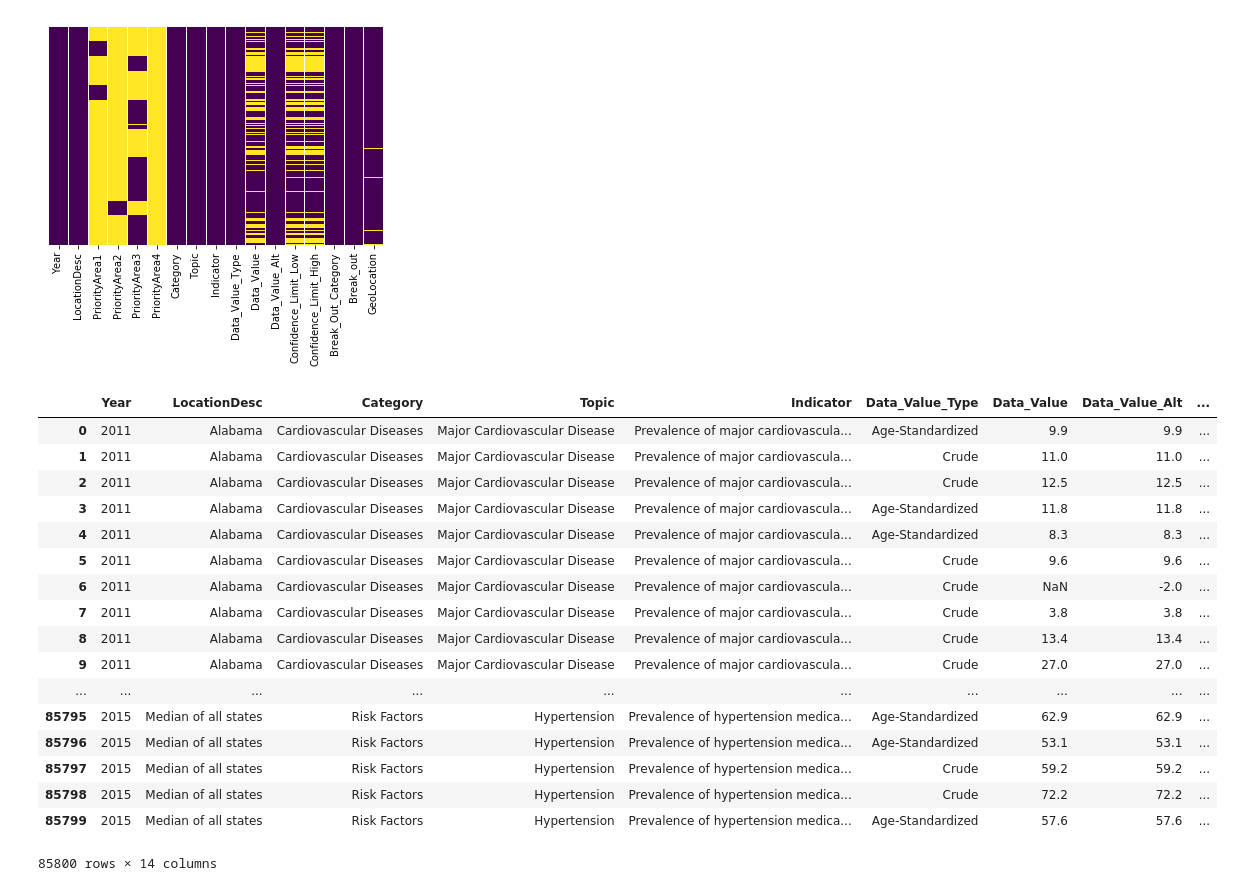
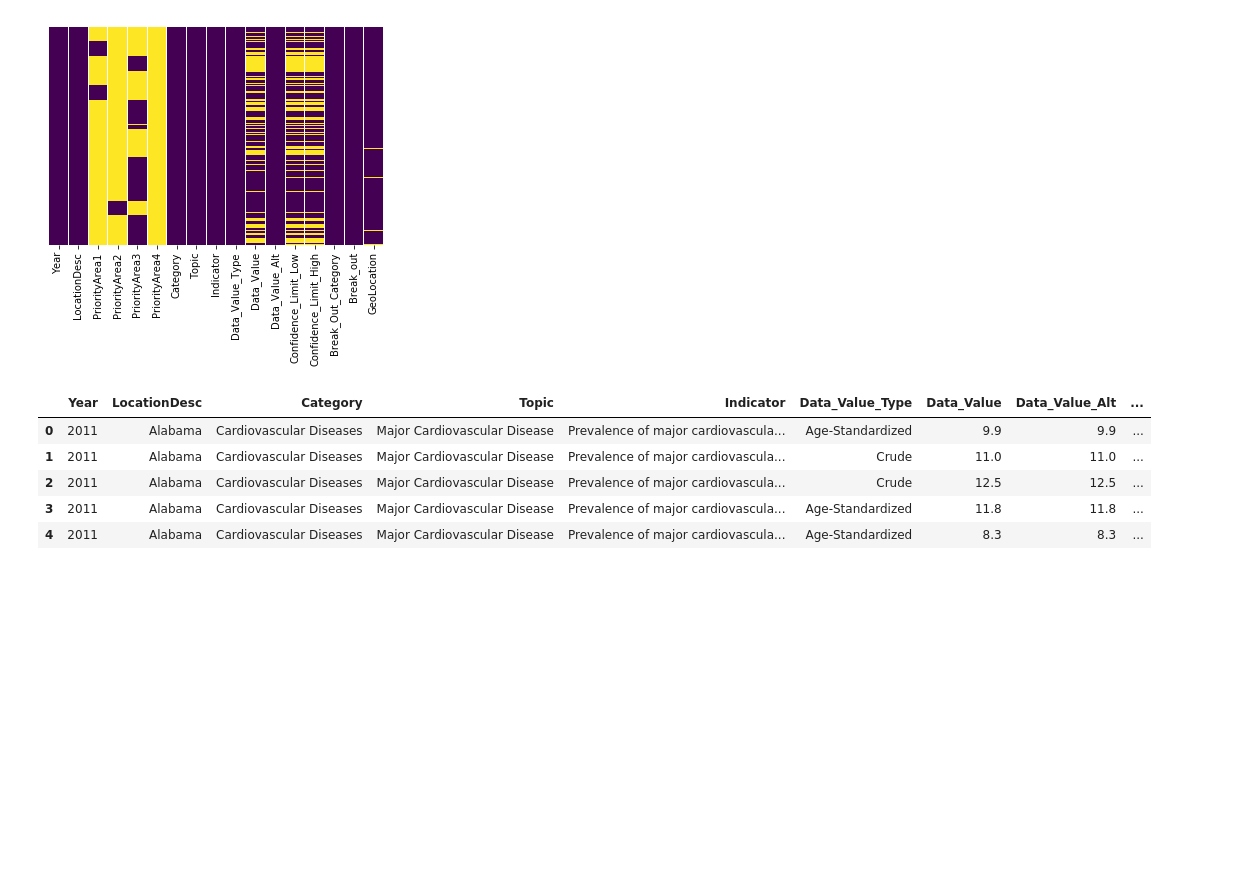
Before and after one commit to jchiu1303/heart_disease_stroke_analysis, a Jupyter notebook: analysis.ipynb, the cells around one changed output. Drawn from its saved outputs; the diff is of its cells as text; code cells hidden in the pictures; blank space fills up the shorter version.

Commit message:
changed some outputs to include .head()

```diff
--- a/analysis.ipynb
+++ b/analysis.ipynb
@@ -168,23 +145,11 @@ df['PriorityArea'] = df[['PriorityArea1', 'PriorityArea2', 'PriorityArea3', 'Pri
 df.drop(['PriorityArea1', 'PriorityArea2', 'PriorityArea3', 'PriorityArea4'], axis=1, inplace=True)
 df['PriorityArea'].replace(r'^\s*$', np.nan, regex=True, inplace=True)
 # %%
-df
+df.head()
 # %% [output]
 |  | Year | LocationDesc | Category | Topic | Indicator | Data_Value_Type | Data_Value | Data_Value_Alt | ... |
 | 0 | 2011 | Alabama | Cardiovascular Diseases | Major Cardiovascular Disease | Prevalence of major cardiovascula... | Age-Standardized | 9.9 | 9.9 | ... |
 | 1 | 2011 | Alabama | Cardiovascular Diseases | Major Cardiovascular Disease | Prevalence of major cardiovascula... | Crude | 11.0 | 11.0 | ... |
 | 2 | 2011 | Alabama | Cardiovascular Diseases | Major Cardiovascular Disease | Prevalence of major cardiovascula... | Crude | 12.5 | 12.5 | ... |
 | 3 | 2011 | Alabama | Cardiovascular Diseases | Major Cardiovascular Disease | Prevalence of major cardiovascula... | Age-Standardized | 11.8 | 11.8 | ... |
 | 4 | 2011 | Alabama | Cardiovascular Diseases | Major Cardiovascular Disease | Prevalence of major cardiovascula... | Age-Standardized | 8.3 | 8.3 | ... |
-| 5 | 2011 | Alabama | Cardiovascular Diseases | Major Cardiovascular Disease | Prevalence of major cardiovascula... | Crude | 9.6 | 9.6 | ... |
-| 6 | 2011 | Alabama | Cardiovascular Diseases | Major Cardiovascular Disease | Prevalence of major cardiovascula... | Crude | NaN | -2.0 | ... |
-| 7 | 2011 | Alabama | Cardiovascular Diseases | Major Cardiovascular Disease | Prevalence of major cardiovascula... | Crude | 3.8 | 3.8 | ... |
-| 8 | 2011 | Alabama | Cardiovascular Diseases | Major Cardiovascular Disease | Prevalence of major cardiovascula... | Crude | 13.4 | 13.4 | ... |
-| 9 | 2011 | Alabama | Cardiovascular Diseases | Major Cardiovascular Disease | Prevalence of major cardiovascula... | Crude | 27.0 | 27.0 | ... |
-| ... | ... | ... | ... | ... | ... | ... | ... | ... | ... |
-| 85795 | 2015 | Median of all states | Risk Factors | Hypertension | Prevalence of hypertension medica... | Age-Standardized | 62.9 | 62.9 | ... |
-| 85796 | 2015 | Median of all states | Risk Factors | Hypertension | Prevalence of hypertension medica... | Age-Standardized | 53.1 | 53.1 | ... |
-| 85797 | 2015 | Median of all states | Risk Factors | Hypertension | Prevalence of hypertension medica... | Crude | 59.2 | 59.2 | ... |
-| 85798 | 2015 | Median of all states | Risk Factors | Hypertension | Prevalence of hypertension medica... | Crude | 72.2 | 72.2 | ... |
-| 85799 | 2015 | Median of all states | Risk Factors | Hypertension | Prevalence of hypertension medica... | Age-Standardized | 57.6 | 57.6 | ... |
-85800 rows × 14 columns
```
Also changed, not shown: parts of 2 cells of this notebook.
